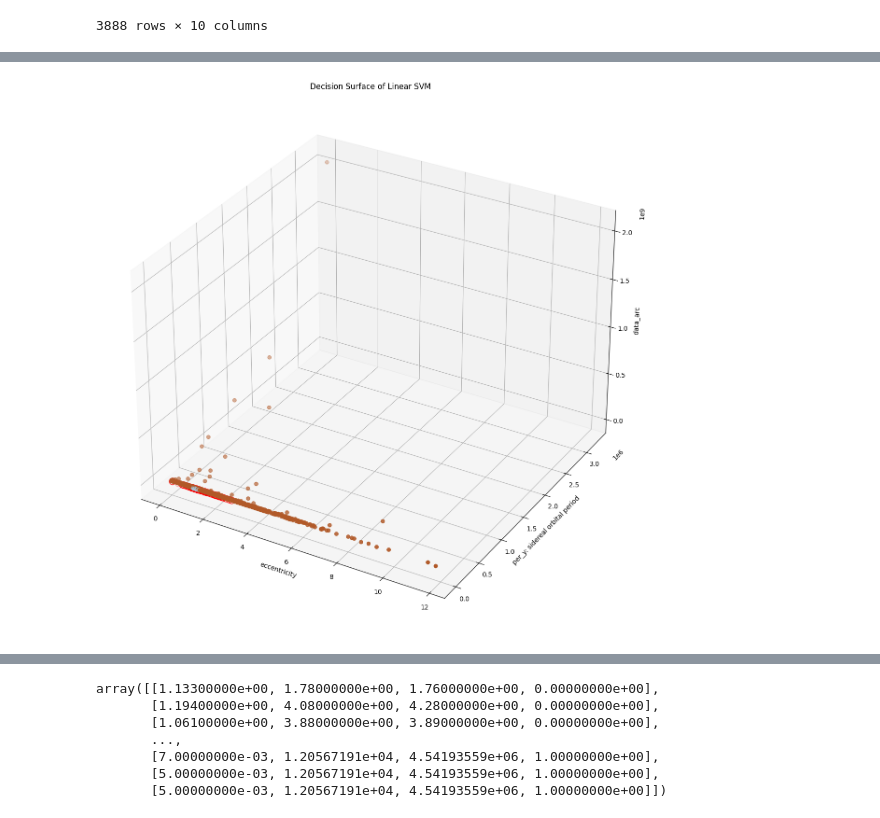
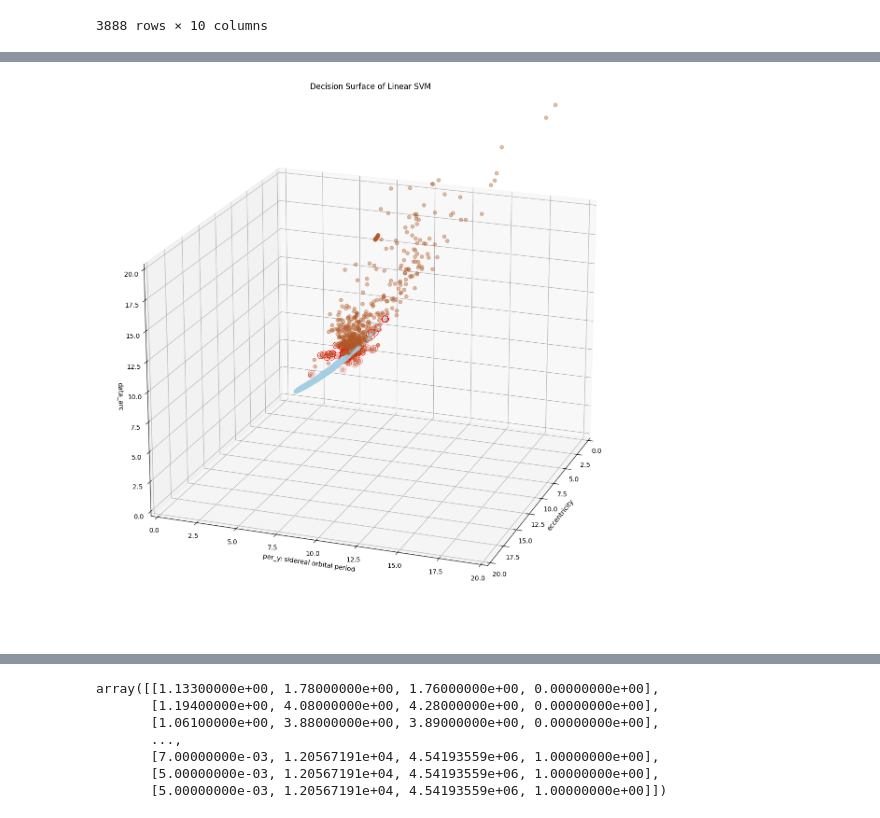
Before and after one commit to pranavdo/MeteoriteCOPF23, a Jupyter notebook: CC_Working_23.ipynb, the cells around one changed output, grey strips where cells are left out. Cells and saved outputs as stored; diff of their text form; code cells hidden in the pictures.

Commit message:
add visualizations

```diff
--- a/CC_Working_23.ipynb
+++ b/CC_Working_23.ipynb
@@ -198,31 +221,35 @@ near_boundary = np.abs(Z) < epsilon
 
 
 fig = plt.figure(figsize=(15, 15))
 ax = fig.add_subplot(111, projection='3d')
 
 # Only plot the boundary points
 boundary_points_x = xx[near_boundary]
 boundary_points_y = yy[near_boundary]
 boundary_points_z = zz[near_boundary]
 
 ax.scatter(boundary_points_x, boundary_points_y, boundary_points_z, c='black', alpha=0.5)
 
 # Plot the original data points
 scatter = ax.scatter(transformed_space_objects[:, 0], transformed_space_objects[:, 1], transformed_space_objects[:, 2],
                      c=classification, cmap=plt.cm.Paired, s=30)
 
 # Highlight support vectors
 support_vectors = clf.support_vectors_
 ax.scatter(support_vectors[:, 0], support_vectors[:, 1], support_vectors[:, 2],
            facecolors='none', edgecolors='r', s=100)
 
 ax.set_title("Decision Surface of Linear SVM")
 
 # Labeling the axes
 ax.set_xlabel('eccentricity')
 ax.set_ylabel('per_y: sidereal orbital period')
 ax.set_zlabel('data_arc')
+ax.view_init(20, 20)
 
+ax.axes.set_xlim3d(left=0, right=20)
+ax.axes.set_ylim3d(bottom=0, top=20)
+ax.axes.set_zlim3d(bottom=0, top=20)
 plt.show()
 # %% [output]
-[figure, old version]
+[figure, new version]
```
Also changed, not shown: parts of 4 cells of this notebook.
